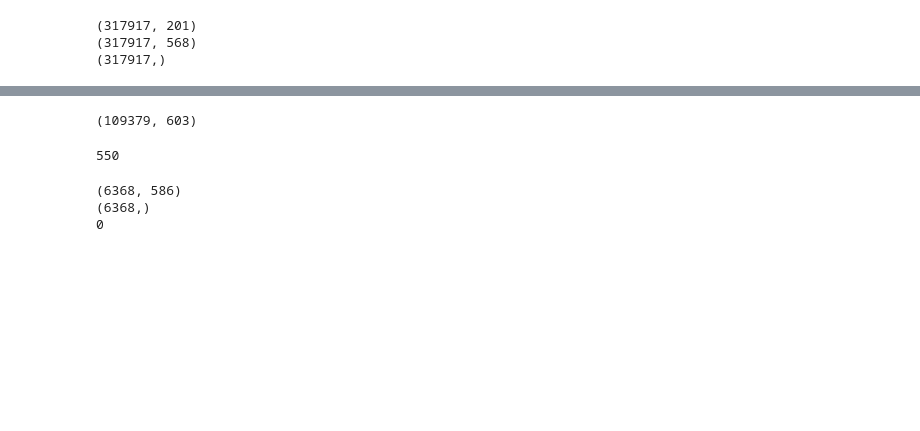
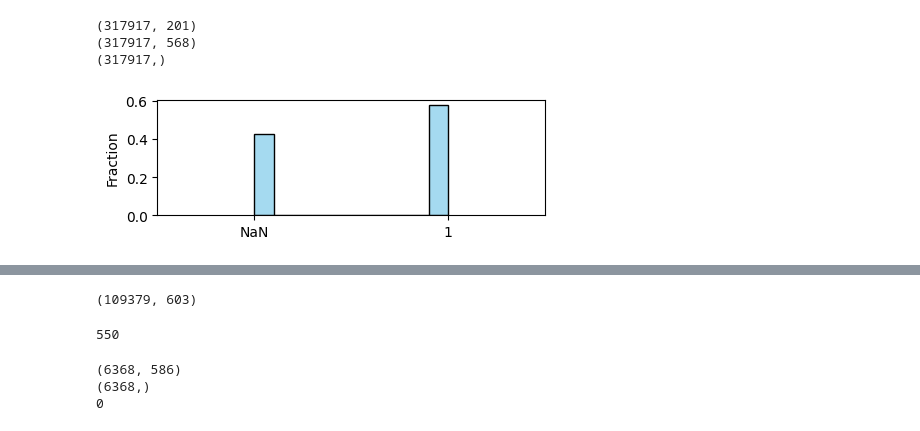
Before and after one commit to Ivonne320/ML_proj, a Jupyter notebook: project1/data_glance.ipynb, the cells around one changed output, grey strips where cells are left out. Drawn from its saved outputs; the diff is of its cells as text; code cells hidden in the pictures; blank space fills up the shorter version.

```diff
--- a/project1/data_glance.ipynb
+++ b/project1/data_glance.ipynb
@@ -68,3 +87,22 @@ print(y_train_processed.shape)
 (317917, 201)
 (317917, 568)
 (317917,)
+# %%
+# plot the data distribution of #9 feature of x_train
+column_data = x_train[:, 9]
+nan_count = np.isnan(column_data).sum()
+column_data_with_nan_marker = np.where(np.isnan(column_data), -1, column_data)
+bins = [-1.5, -0.5, 0.5, 1.5]
+plt.figure(figsize=(5, 1.5))
+sns.histplot(column_data_with_nan_marker, bins=bins, kde=False, color='skyblue', binwidth=0.2,stat="probability")
+
+plt.xticks([-1, 1], ['NaN', '1'])
+plt.xlim(-2, 2)
+# plt.xlabel('Values of feature "CTELENUM"')
+plt.ylabel('Fraction')
+  # A vertical line to indicate NaNs
+
+plt.show()
+plt.savefig('data_distribution.png', dpi=300, bbox_inches='tight')
+# %% [output]
+[figure, added]
```
Also changed, not shown: parts of 14 cells of this notebook, 1 other file.
